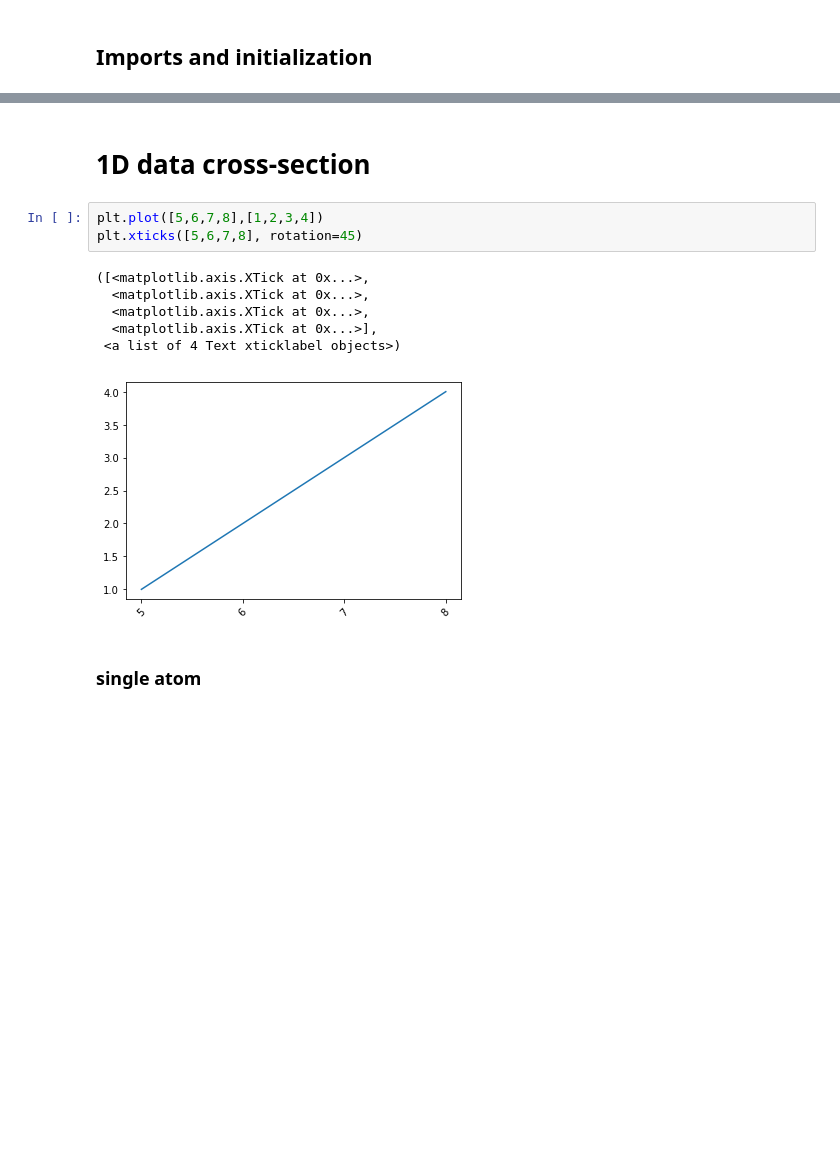
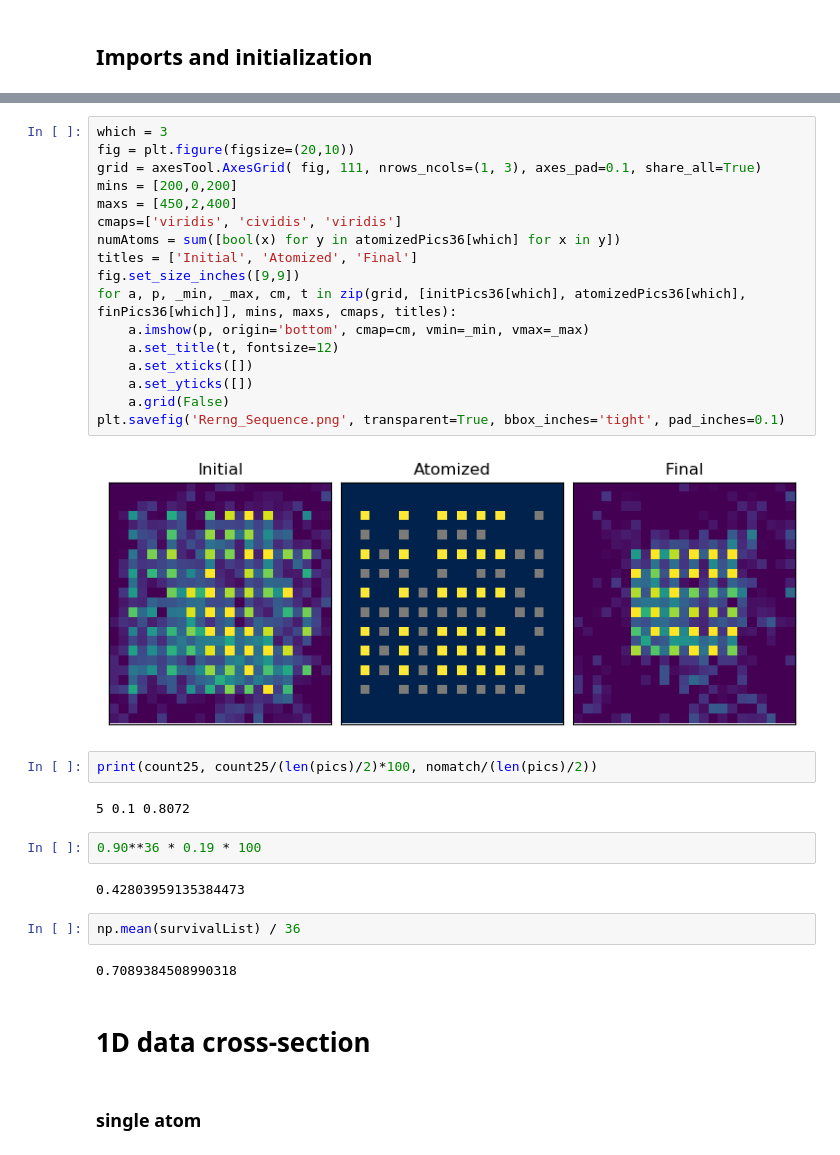
Before and after one commit to aquirdTurtle/Data-Analysis-Code, a Jupyter notebook: Grey-Loading-Paper/Data_Analysis_And_Figures.ipynb, the cells around one changed output, grey strips where cells are left out. Cells and saved outputs as stored; diff of their text form; blank space fills up the shorter version.

```diff
--- a/Grey-Loading-Paper/Data_Analysis_And_Figures.ipynb
+++ b/Grey-Loading-Paper/Data_Analysis_And_Figures.ipynb
@@ -102,15 +142,36 @@ def single_atom_analysis(file, title, units = None, showVals = False, realsize=F
+# %%
+which = 3
+fig = plt.figure(figsize=(20,10))
+grid = axesTool.AxesGrid( fig, 111, nrows_ncols=(1, 3), axes_pad=0.1, share_all=True)
+mins = [200,0,200]
+maxs = [450,2,400]
+cmaps=['viridis', 'cividis', 'viridis']
+numAtoms = sum([bool(x) for y in atomizedPics36[which] for x in y])
+titles = ['Initial', 'Atomized', 'Final']
+fig.set_size_inches([9,9])
+for a, p, _min, _max, cm, t in zip(grid, [initPics36[which], atomizedPics36[which], finPics36[which]], mins, maxs, cmaps, titles):
+    a.imshow(p, origin='bottom', cmap=cm, vmin=_min, vmax=_max)
+    a.set_title(t, fontsize=12)
+    a.set_xticks([])
+    a.set_yticks([])
+    a.grid(False)
+plt.savefig('Rerng_Sequence.png', transparent=True, bbox_inches='tight', pad_inches=0.1)
+# %% [output]
+[figure, added]
+# %%
+print(count25, count25/(len(pics)/2)*100, nomatch/(len(pics)/2))
+# %% [output]
+5 0.1 0.8072
+# %%
+0.90**36 * 0.19 * 100
+# %% [output]
+0.42803959135384473
+# %%
+np.mean(survivalList) / 36
+# %% [output]
+0.7089384508990318
 # %% [markdown]
 # 1D data cross-section
-# %%
-plt.plot([5,6,7,8],[1,2,3,4])
-plt.xticks([5,6,7,8], rotation=45)
-# %% [output]
-([<matplotlib.axis.XTick at 0x...>,
-  <matplotlib.axis.XTick at 0x...>,
-  <matplotlib.axis.XTick at 0x...>,
-  <matplotlib.axis.XTick at 0x...>],
- <a list of 4 Text xticklabel objects>)
-[figure, removed]
 # %% [markdown]
 ### single atom
 # %% [markdown]
```
Also changed, not shown: parts of 23 cells of this notebook, 7 other files.
